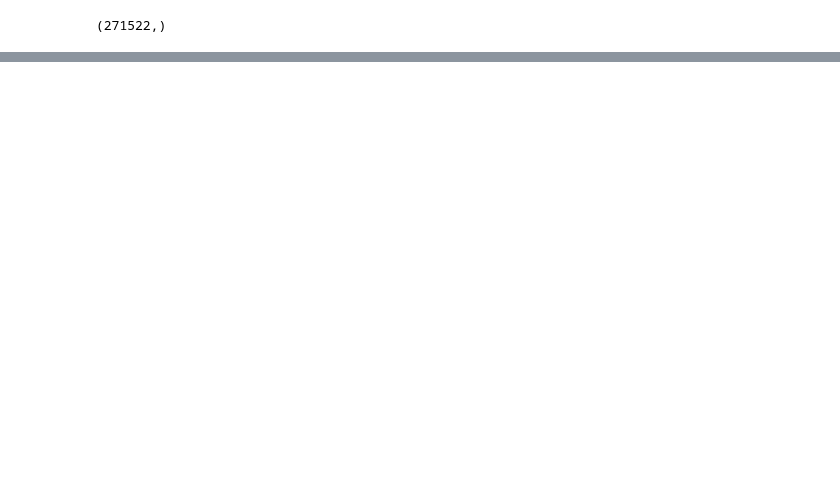
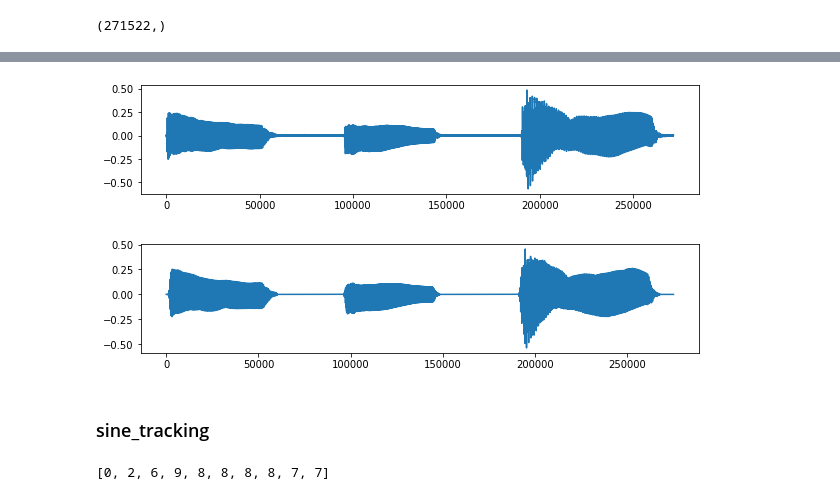
Before and after one commit to jhartquist/rtma, a Jupyter notebook: nbs/04_sine_model.ipynb, the cells around one changed output, grey strips where cells are left out. Drawn from its saved outputs; the diff is of its cells as text; code cells hidden in the pictures; blank space fills up the shorter version.

```diff
--- a/nbs/04_sine_model.ipynb
+++ b/nbs/04_sine_model.ipynb
@@ -389,0 +408,14 @@ plot(y[:1000])
+# %%
+y = sine_model_synthesis(frames, 2048, 512, sr1)
+# %%
+plot(x)
+plot(y)
+# %% [output]
+[figure, added]
+[figure, added]
+# %% [markdown]
+### sine_tracking
+# %%
+[len(f) for f in frames[:10]]
+# %% [output]
+[0, 2, 6, 9, 8, 8, 8, 8, 7, 7]
```
Also changed, not shown: parts of 24 cells of this notebook, 2 other files.
